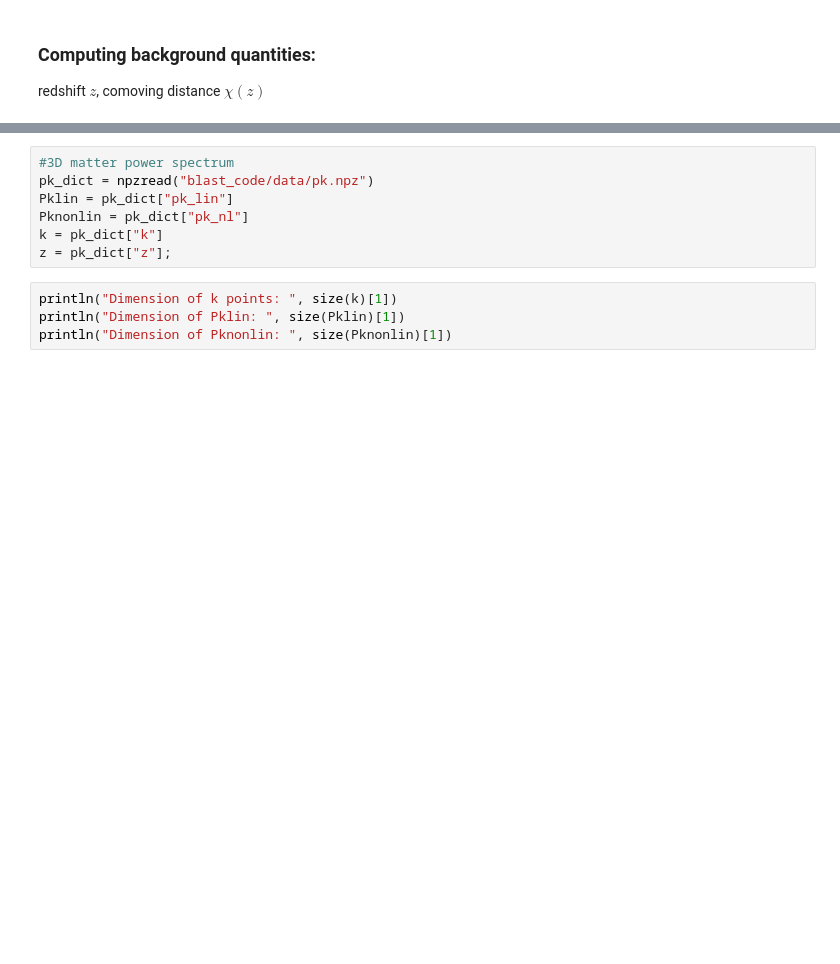
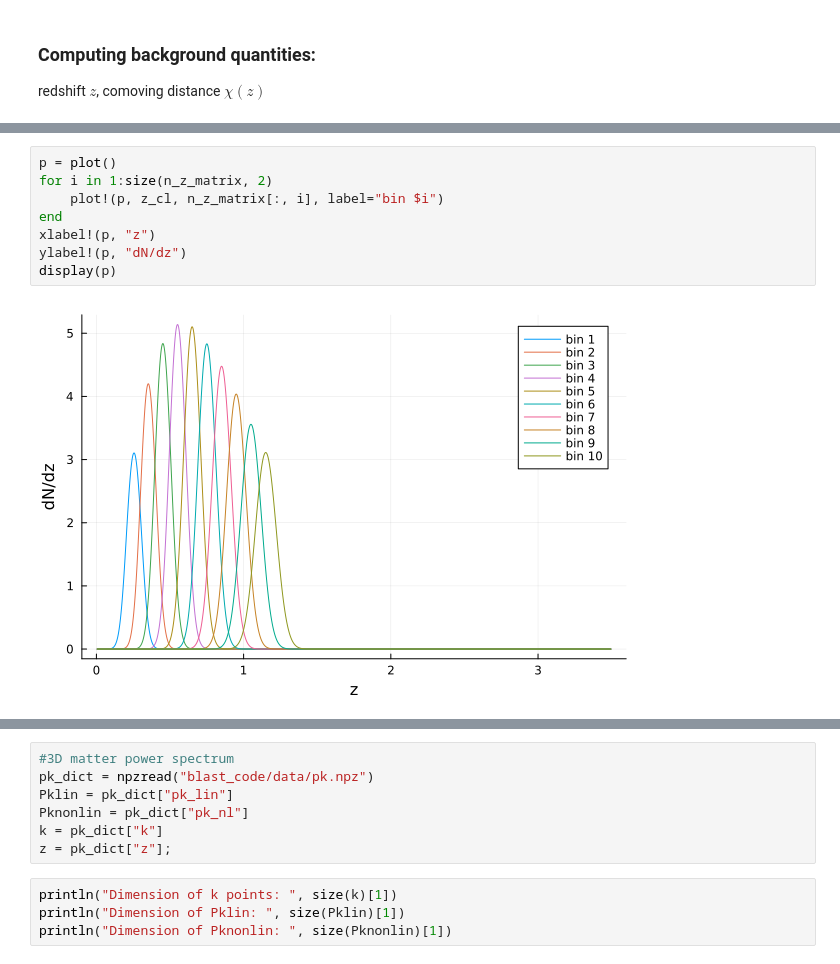
Before and after one commit to anvi-git/3D_Angular_Power_Spectrum, a Jupyter notebook: notebooks/new_beyond_BLAST.ipynb, the cells around one changed output, grey strips where cells are left out. Drawn from its saved outputs; the diff is of its cells as text; blank space fills up the shorter version.

```diff
--- a/notebooks/new_beyond_BLAST.ipynb
+++ b/notebooks/new_beyond_BLAST.ipynb
@@ -79,0 +91,10 @@ WARNING: both Interpolations and DataInterpolations export "ConstantInterpolatio
+# %%
+p = plot()
+for i in 1:size(n_z_matrix, 2)
+    plot!(p, z_cl, n_z_matrix[:, i], label="bin $i")
+end
+xlabel!(p, "z")
+ylabel!(p, "dN/dz")
+display(p)
+# %% [output]
+[figure, added]
```
Also changed, not shown: parts of 25 cells of this notebook.
